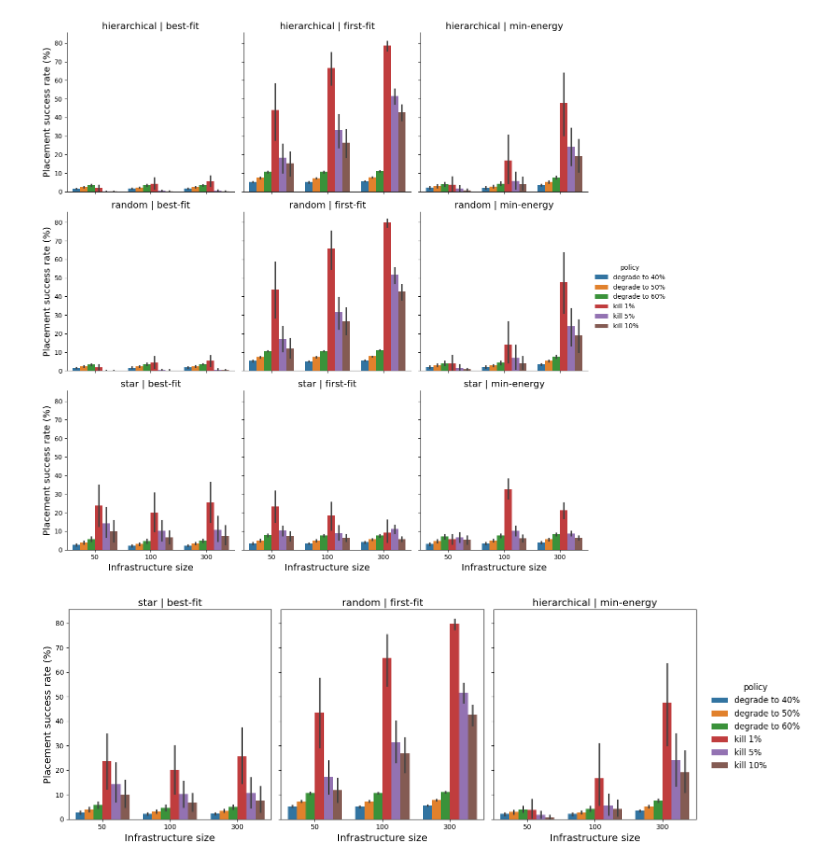
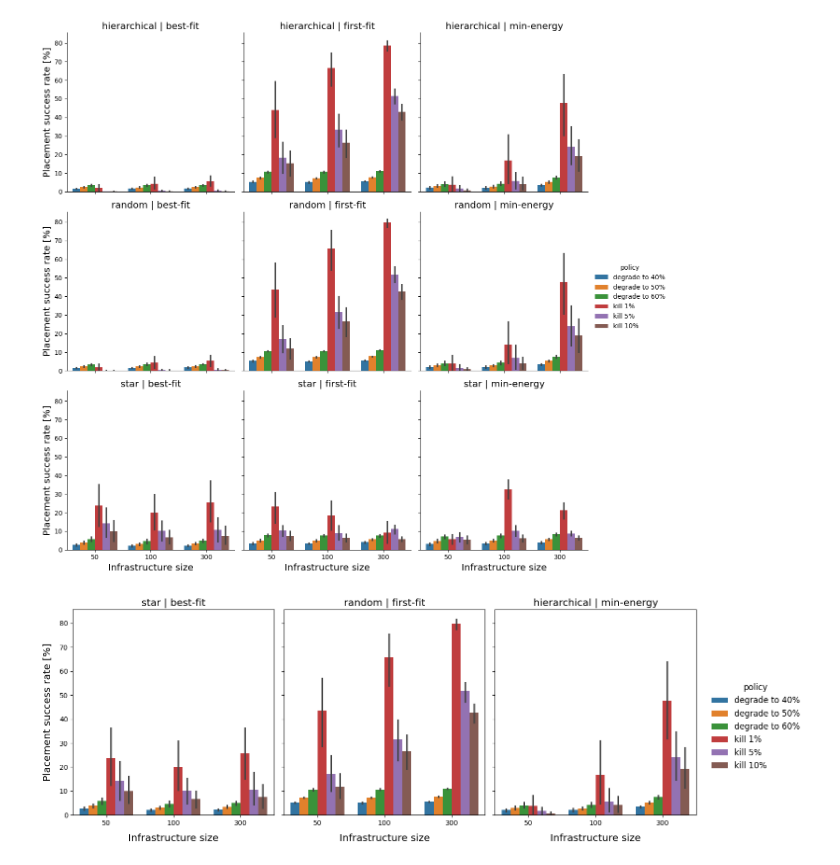
Before and after one commit to eclypse-org/eclypse, a Jupyter notebook: examples/grid-analysis/analyse.ipynb, the cells around one changed output. Saved outputs shown, nothing was run; the diff lists cells and outputs as text; code cells hidden in the pictures.

```diff
--- a/examples/grid-analysis/analyse.ipynb
+++ b/examples/grid-analysis/analyse.ipynb
@@ -13,6 +13,7 @@ plot_path = Path(base_path / "plots")
 plot_path.mkdir(exist_ok=True, parents=True)
 
 FONT_SIZE = "x-large"
+LABEL_PAD = 10
 # %%
 app_df = pd.read_parquet(base_path / f"{APP_FILE}.parquet")
 sim_df = pd.read_parquet(base_path / f"{SIM_FILE}.parquet")
@@ -70,7 +71,7 @@ f = sns.catplot(
 
 for ax in f.axes.flat:
     ax.set_xlabel("Infrastructure size", fontsize=FONT_SIZE)
-    ax.set_ylabel("Placement success rate (%)", fontsize=FONT_SIZE)
+    ax.set_ylabel("Placement success rate [%]", fontsize=FONT_SIZE)
 
 f.set_titles(row_template="{row_name}", col_template="{col_name}", size=FONT_SIZE)
 f.savefig(plot_path / "pl_success_rate.pdf", dpi=600, format="pdf")
@@ -118,33 +119,33 @@ axes[1].set_title("random | first-fit", size=FONT_SIZE)
 sns.barplot(
     data=df3,
     x="nodes",
     y="percentage",
     hue="policy",
     ax=axes[2],
     hue_order=hue_order,
     # legend=None
 )
 axes[2].set_title("hierarchical | min-energy", size=FONT_SIZE)
 
 handles, labels = axes[2].get_legend_handles_labels()
 axes[2].get_legend().remove()
 fig.legend(
     handles,
     labels,
     loc="center right",
     bbox_to_anchor=(1.04, 0.5),
     title="policy",
     frameon=False,
     title_fontsize="large",
     prop={"size": "large"}
 )
 
 for ax in axes:
-    ax.set_xlabel("Infrastructure size", fontsize=FONT_SIZE)
-    ax.set_ylabel("Placement success rate (%)", fontsize=FONT_SIZE)
+    ax.set_xlabel("Infrastructure size", fontsize=FONT_SIZE, labelpad=LABEL_PAD)
+    ax.set_ylabel("Placement success rate [%]", fontsize=FONT_SIZE, labelpad=LABEL_PAD)
 
 plt.tight_layout(rect=[0, 0, 0.9, 1.05])
 fig.savefig(plot_path / "pl_success_rate-filtered.pdf", dpi=600, format="pdf", bbox_inches="tight")
 plt.show()
 # %% [output]
-[figure, old version]
+[figure, new version]
```
Also changed, not shown: 11 other files.
